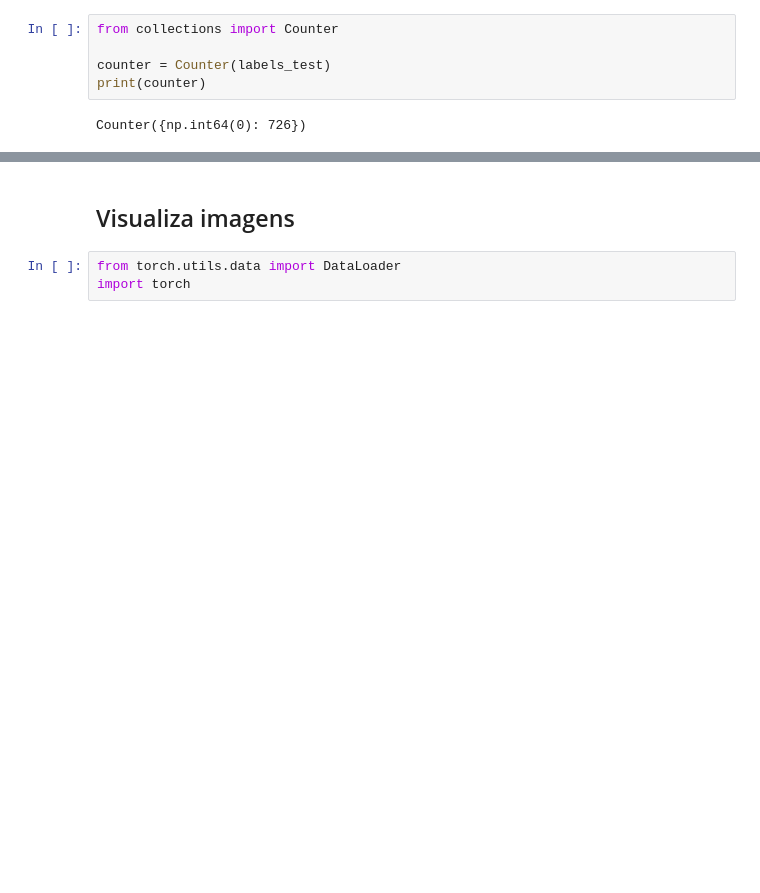
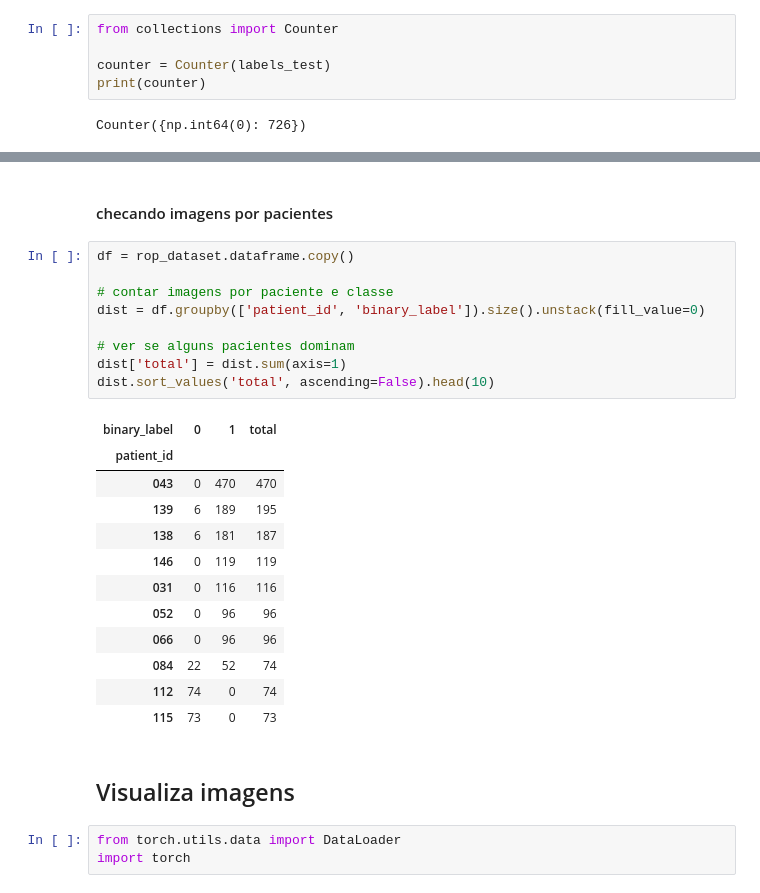
Before and after one commit to Pvictox/ROP_CLASSIFICATION, a Jupyter notebook: visualiza.ipynb, the cells around one changed output, grey strips where cells are left out. Saved outputs shown, nothing was run; the diff lists cells and outputs as text; blank space fills up the shorter version.

```diff
--- a/visualiza.ipynb
+++ b/visualiza.ipynb
@@ -165,3 +222,27 @@ Counter({np.int64(0): 726})
+# %% [markdown]
+#### checando imagens por pacientes
+# %%
+df = rop_dataset.dataframe.copy()
+
+# contar imagens por paciente e classe
+dist = df.groupby(['patient_id', 'binary_label']).size().unstack(fill_value=0)
+
+# ver se alguns pacientes dominam
+dist['total'] = dist.sum(axis=1)
+dist.sort_values('total', ascending=False).head(10)
+# %% [output]
+| binary_label | 0 | 1 | total |
+| patient_id |  |  |  |
+| 043 | 0 | 470 | 470 |
+| 139 | 6 | 189 | 195 |
+| 138 | 6 | 181 | 187 |
+| 146 | 0 | 119 | 119 |
+| 031 | 0 | 116 | 116 |
+| 052 | 0 | 96 | 96 |
+| 066 | 0 | 96 | 96 |
+| 084 | 22 | 52 | 74 |
+| 112 | 74 | 0 | 74 |
+| 115 | 73 | 0 | 73 |
 # %% [markdown]
 ## Visualiza imagens
 # %%
```
Also changed, not shown: parts of 10 cells of this notebook.
